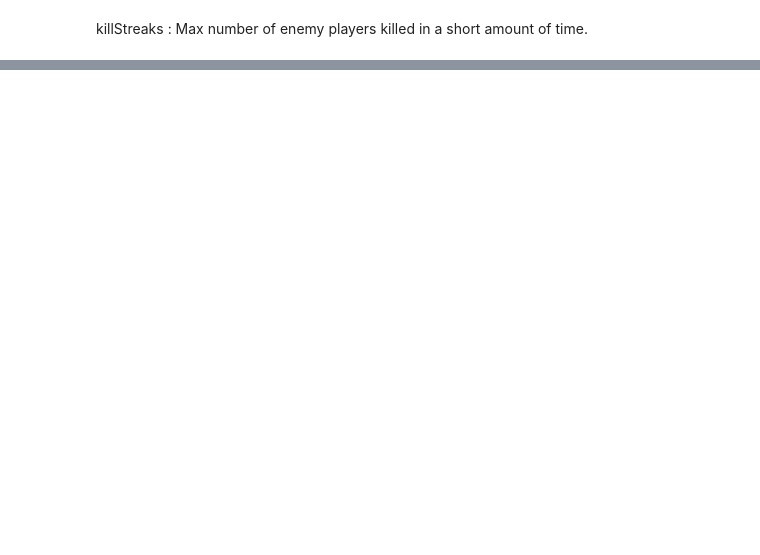
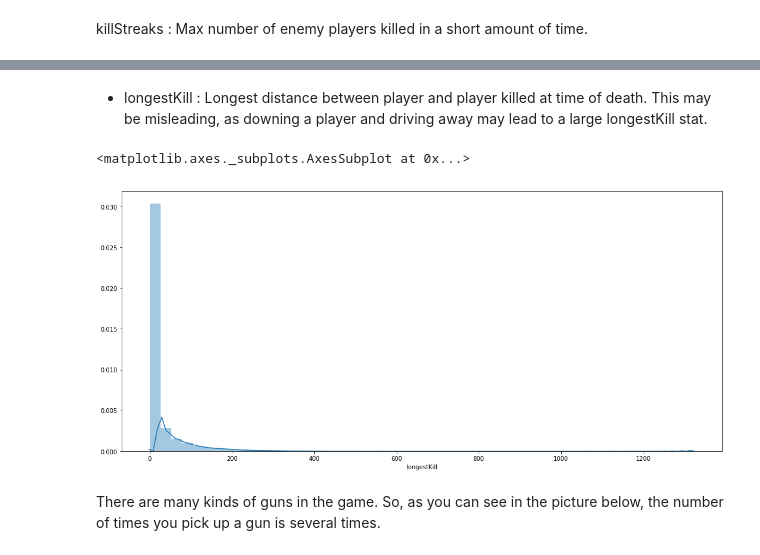
Before and after one commit to souvikb07/PUBG-Finish-Placement-Prediction, a Jupyter notebook: Notebooks/second_model.ipynb, the cells around one changed output, grey strips where cells are left out. Saved outputs shown, nothing was run; the diff lists cells and outputs as text; code cells hidden in the pictures; blank space fills up the shorter version.

```diff
--- a/Notebooks/second_model.ipynb
+++ b/Notebooks/second_model.ipynb
@@ -178,0 +351,10 @@ killStreaks : Max number of enemy players killed in a short amount of time.
+# %% [markdown]
+- longestKill : Longest distance between player and player killed at time of death. This may be misleading, as downing a player and driving away may lead to a large longestKill stat.
+# %%
+f, ax = plt.subplots(figsize=(18, 8))
+sns.distplot(df_train['longestKill'])
+# %% [output]
+<matplotlib.axes._subplots.AxesSubplot at 0x...>
+[figure, added]
+# %% [markdown]
+There are many kinds of guns in the game. So, as you can see in the picture below, the number of times you pick up a gun is several times.
```
Also changed, not shown: parts of 48 cells of this notebook.
